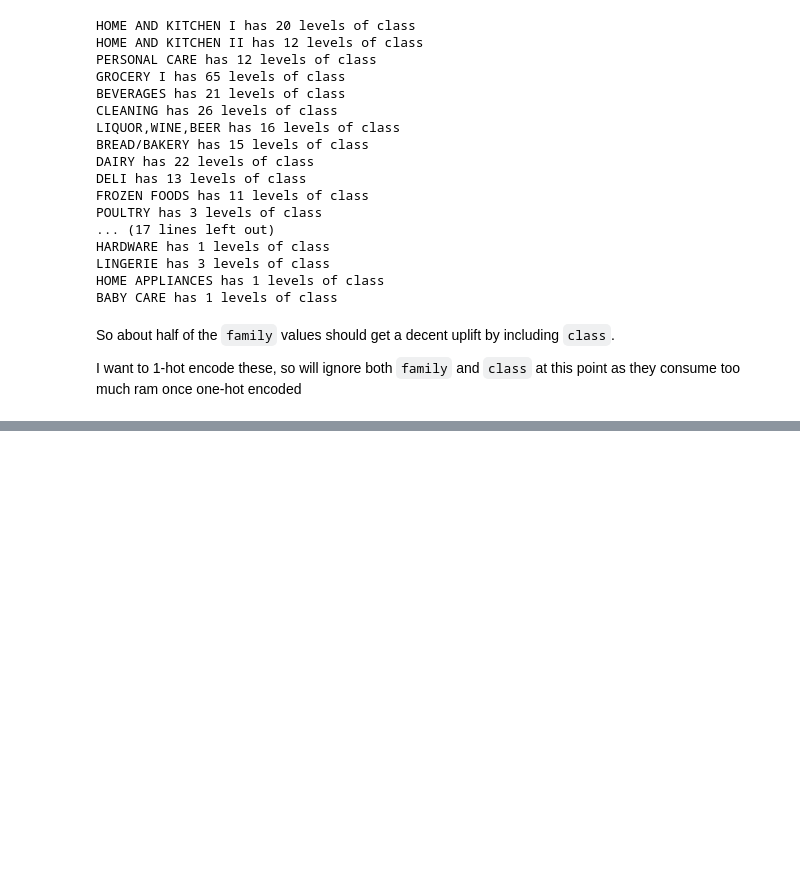
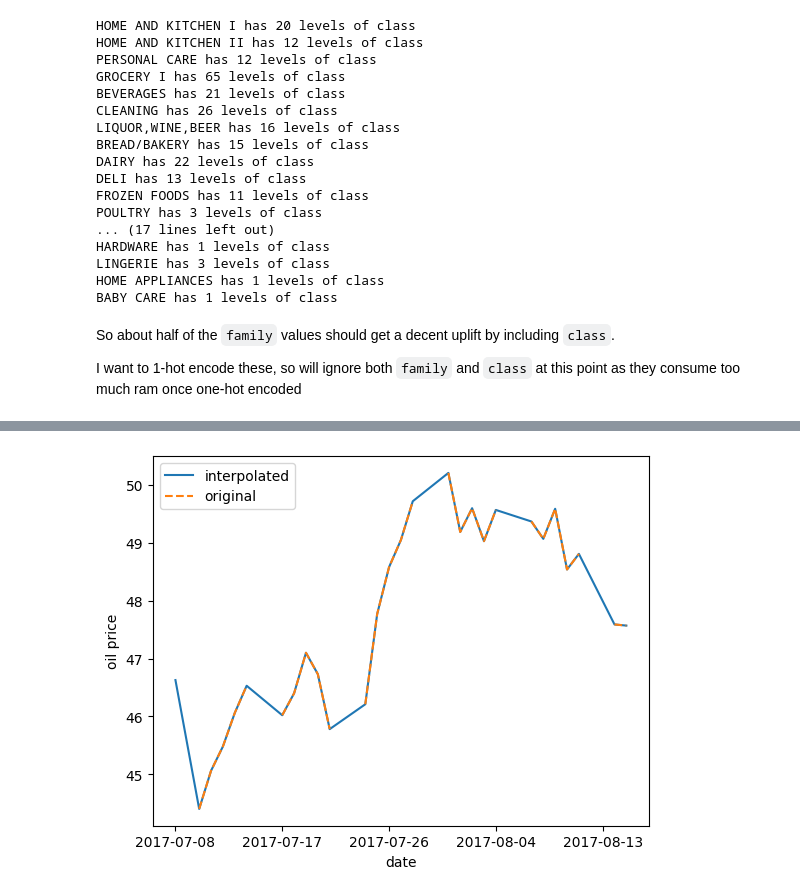
Before and after one commit to tsutton042/corporacion_favorita, a Jupyter notebook: EDA.ipynb, the cells around one changed output, grey strips where cells are left out. Saved outputs shown, nothing was run; the diff lists cells and outputs as text; code cells hidden in the pictures; blank space fills up the shorter version.

```diff
--- a/EDA.ipynb
+++ b/EDA.ipynb
@@ -124,0 +143,35 @@ I want to 1-hot encode these, so will ignore both `family` and `class` at this p
+# %%
+def lin_interp(n_days, start_val, end_val):
+    if n_days > 0:
+        diff = end_val - start_val
+        step = diff/(n_days+1)
+        return [start_val + step * (i+1) for i in range(n_days)]
+    else:
+        return []
+# %%
+# code like this as all days are present
+prices = []
+days_na = 0
+init_val = oil_prices.iloc[0] if oil_prices.notna().iloc[0] else oil_prices.mean()
+for day_price in oil_prices:
+    if np.isnan(day_price):
+        days_na += 1
+    else:
+        interp_vals = lin_interp(days_na, init_val, day_price)
+        prices.extend(interp_vals)
+        prices.append(day_price)
+        init_val = day_price
+        days_na = 0
+# %%
+plt.plot(oil_prices.index, prices, label="interpolated")
+plt.plot(oil_prices.index, oil_prices, linestyle="--", label="original")
+plt.legend()
+plt.xlabel("date")
+plt.ylabel("oil price")
+min_date = min(train.date)
+max_bound_date = max(train.date) + timedelta(days=1)
+step = timedelta(days=(max_bound_date - min_date).days//4)
+plt.xticks(np.arange(min_date, max_bound_date, step))
+plt.show()
+# %% [output]
+[figure, added]
```
Also changed, not shown: parts of 38 cells of this notebook.
